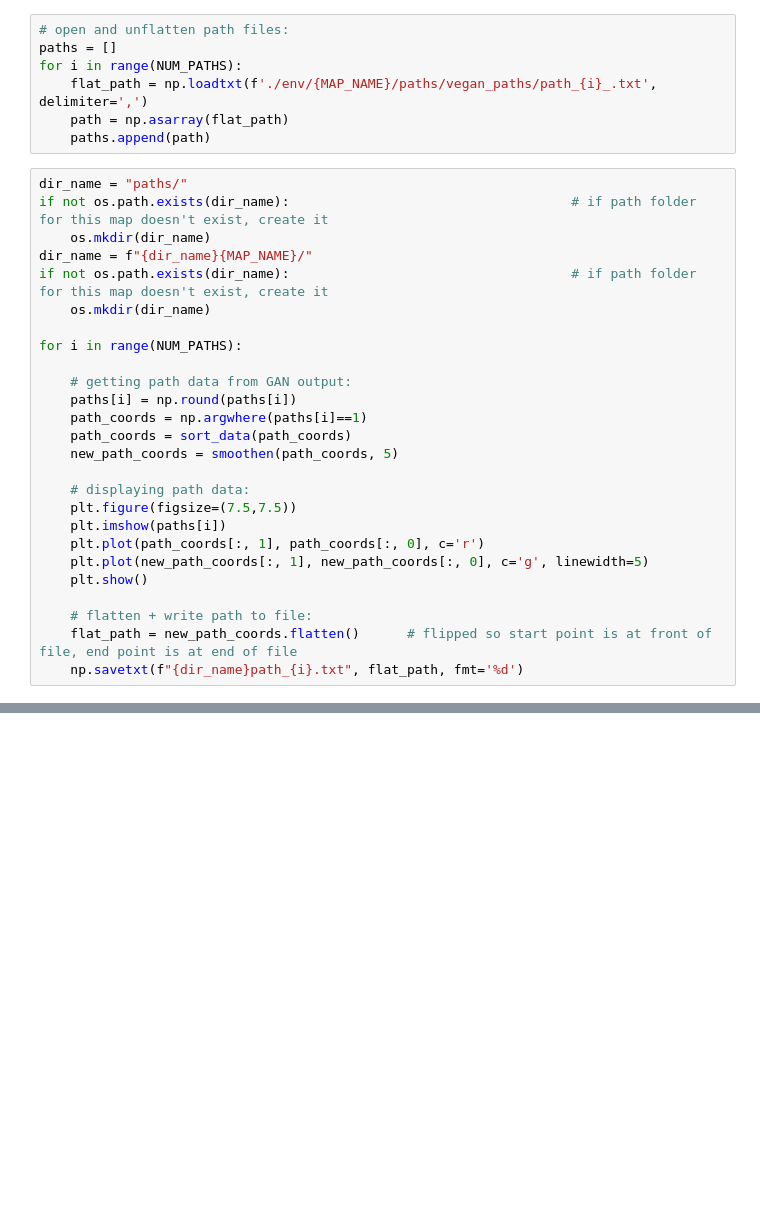
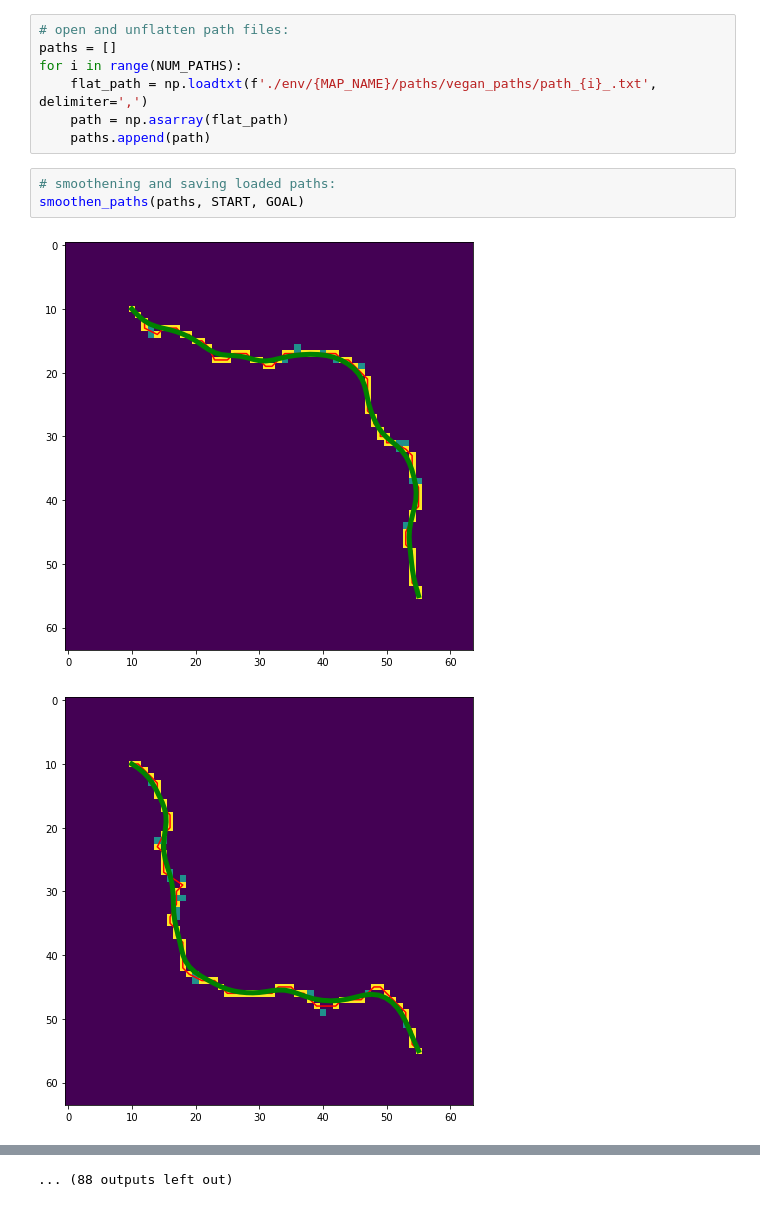
Before and after one commit to AICV-UofGuelph/GAN-NN, a Jupyter notebook: create_paths.ipynb, the cells around one changed output, grey strips where cells are left out. Drawn from its saved outputs; the diff is of its cells as text; blank space fills up the shorter version.

Commit message:
cleaned up path smoothening code

```diff
--- a/create_paths.ipynb
+++ b/create_paths.ipynb
@@ -163,29 +120,9 @@ for i in range(NUM_PATHS):
     flat_path = np.loadtxt(f'./env/{MAP_NAME}/paths/vegan_paths/path_{i}_.txt', delimiter=',')
     path = np.asarray(flat_path)
     paths.append(path)
-# %%
-dir_name = "paths/"
-if not os.path.exists(dir_name):                                    # if path folder for this map doesn't exist, create it
-    os.mkdir(dir_name)
-dir_name = f"{dir_name}{MAP_NAME}/"
-if not os.path.exists(dir_name):                                    # if path folder for this map doesn't exist, create it
-    os.mkdir(dir_name)
-
-for i in range(NUM_PATHS):
-
-    # getting path data from GAN output:
-    paths[i] = np.round(paths[i])
-    path_coords = np.argwhere(paths[i]==1)
-    path_coords = sort_data(path_coords)
-    new_path_coords = smoothen(path_coords, 5)
-
-    # displaying path data:
-    plt.figure(figsize=(7.5,7.5))
-    plt.imshow(paths[i])
-    plt.plot(path_coords[:, 1], path_coords[:, 0], c='r')
-    plt.plot(new_path_coords[:, 1], new_path_coords[:, 0], c='g', linewidth=5)
-    plt.show()
-
-    # flatten + write path to file:
-    flat_path = new_path_coords.flatten()      # flipped so start point is at front of file, end point is at end of file
-    np.savetxt(f"{dir_name}path_{i}.txt", flat_path, fmt='%d')
+# %%
+# smoothening and saving loaded paths:
+smoothen_paths(paths, START, GOAL)
+# %% [output]
+[figure, added]
+[figure, added]
@@ -191,0 +139 @@ for i in range(NUM_PATHS):
+... (88 outputs left out)
```
Also changed, not shown: parts of 5 cells of this notebook, 3 other files.
